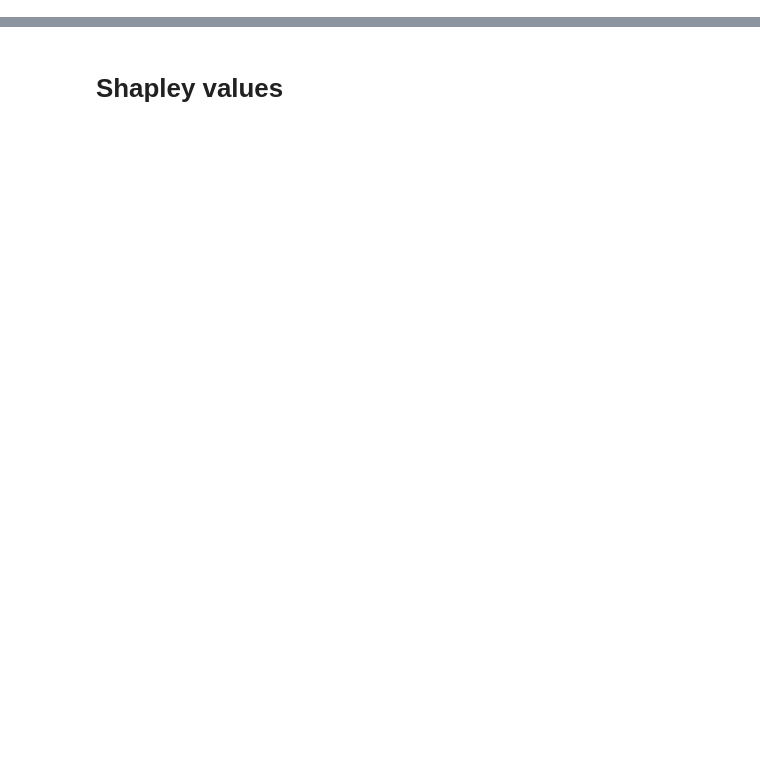
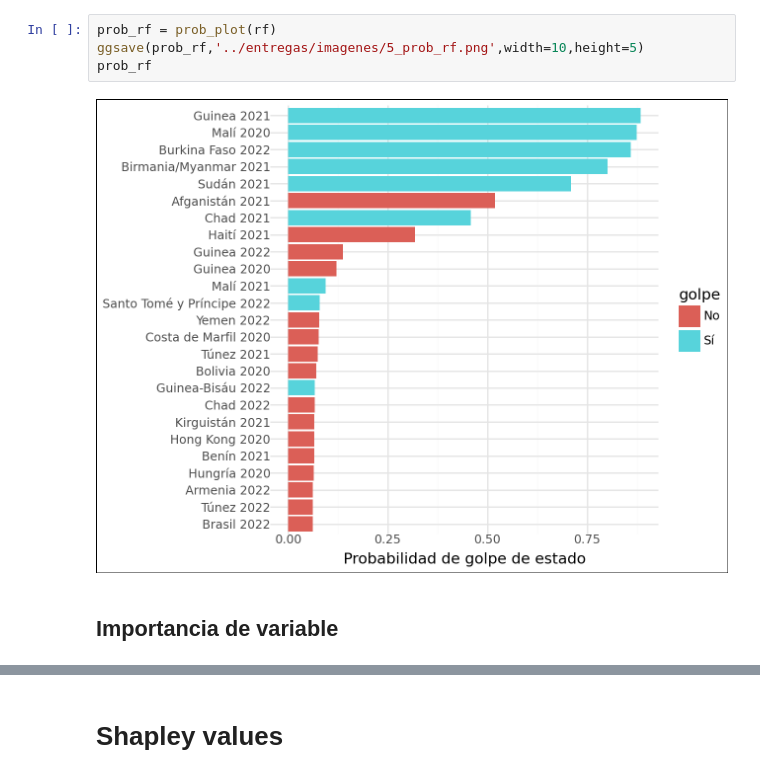
Before and after one commit to josesg998/esp_data_mining, a Jupyter notebook: corrida_final/analisis_final.ipynb, the cells around one changed output, grey strips where cells are left out. Cells and saved outputs as stored; diff of their text form; blank space fills up the shorter version.

```diff
--- a/corrida_final/analisis_final.ipynb
+++ b/corrida_final/analisis_final.ipynb
@@ -187,0 +204,8 @@ print(tab_feat_imp.head(10).to_latex(index=False,float_format='%.3f'))
+# %%
+prob_rf = prob_plot(rf)
+ggsave(prob_rf,'../entregas/imagenes/5_prob_rf.png',width=10,height=5)
+prob_rf
+# %% [output]
+[figure, added]
+# %% [markdown]
+## Importancia de variable
```
Also changed, not shown: parts of 76 cells of this notebook, 14 other files.
